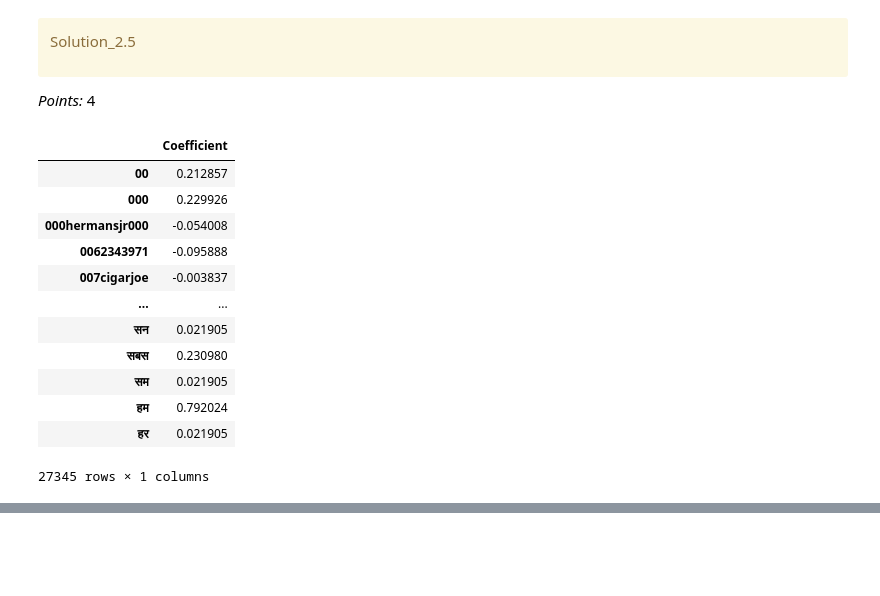
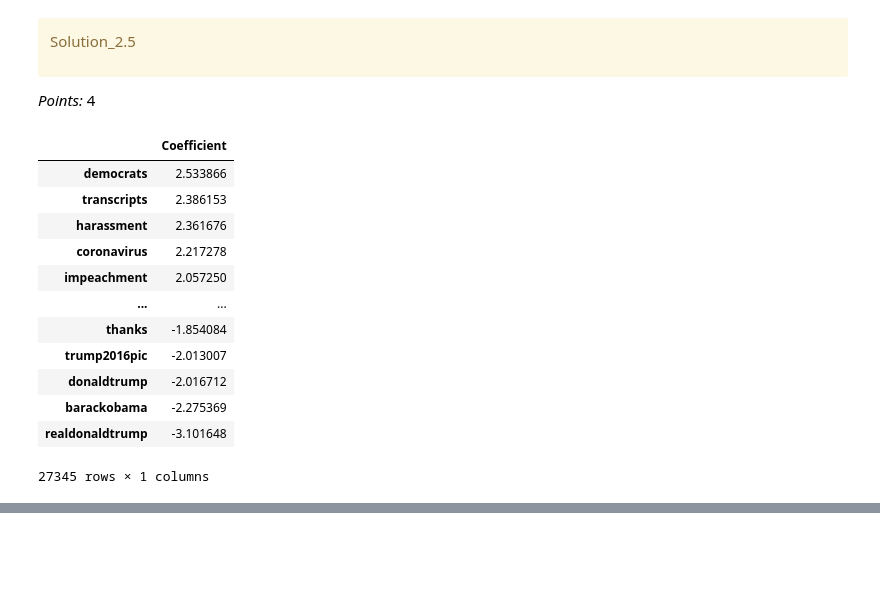
Before and after one commit to sillyyilly/cpsc330work, a Jupyter notebook: hw/hw4/hw4.ipynb, the cells around one changed output, grey strips where cells are left out. Drawn from its saved outputs; the diff is of its cells as text; code cells hidden in the pictures.

```diff
--- a/hw/hw4/hw4.ipynb
+++ b/hw/hw4/hw4.ipynb
@@ -456,27 +456,27 @@ _Points:_ 4
 # %%
 import mglearn
 names = np.array(vec_from_pipe.get_feature_names_out())
 
 
 word_coeff_df = pd.DataFrame(lr_from_pipe.coef_.flatten(), index=names, columns=['Coefficient'])
-word_coeff_df.sort_values(by='Coefficient', ascending=False)
+word_coeff_df = word_coeff_df.sort_values(by='Coefficient', ascending=False)
 #mglearn.tools.visualize_coefficients(coeffs, feature_names, n_top_features=20)
 
-top_5_words = None # Store them as a list
-bottom_5_words = None # Store them as a list
+top_5_words = ['democrats', 'transcripts', 'harassment', 'coronavirus', 'impeachment'] # Store them as a list
+bottom_5_words = ['thanks', 'trump2016pic', 'donaldtrump', 'barackobama', 'realdonaldtrump'] # Store them as a list
 
 word_coeff_df
 # %% [output]
 |  | Coefficient |
-| 00 | 0.212857 |
-| 000 | 0.229926 |
-| 000hermansjr000 | -0.054008 |
-| 0062343971 | -0.095888 |
-| 007cigarjoe | -0.003837 |
+| democrats | 2.533866 |
+| transcripts | 2.386153 |
+| harassment | 2.361676 |
+| coronavirus | 2.217278 |
+| impeachment | 2.057250 |
 | ... | ... |
-| सन | 0.021905 |
-| सबस | 0.230980 |
-| सम | 0.021905 |
-| हम | 0.792024 |
-| हर | 0.021905 |
+| thanks | -1.854084 |
+| trump2016pic | -2.013007 |
+| donaldtrump | -2.016712 |
+| barackobama | -2.275369 |
+| realdonaldtrump | -3.101648 |
 27345 rows × 1 columns
```
Also changed, not shown: parts of 7 cells of this notebook, 1 other file.
